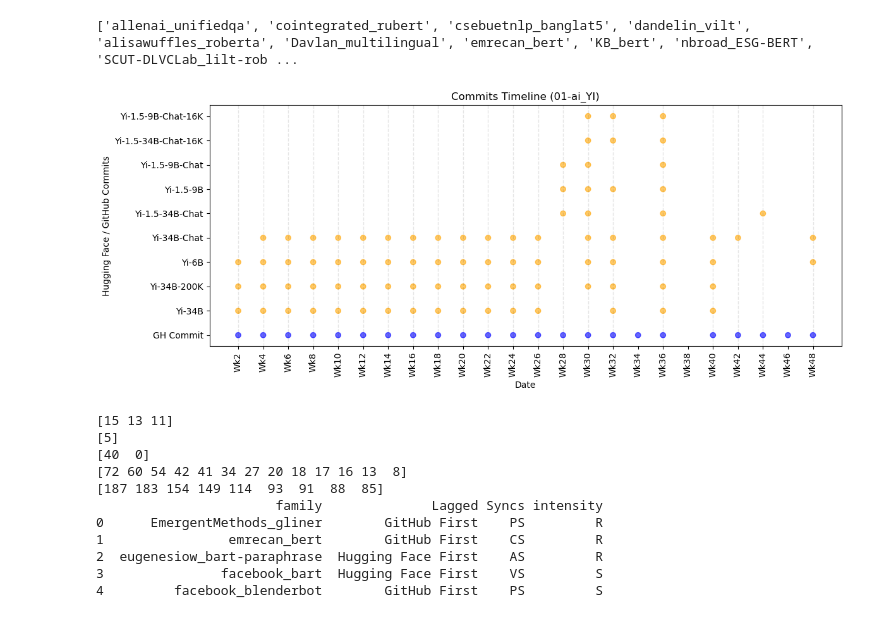
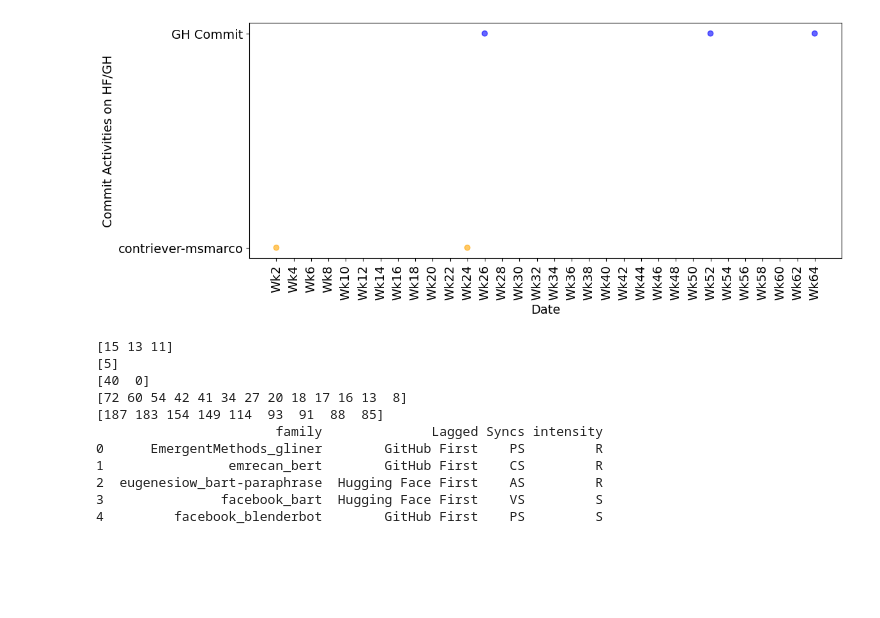
Before and after one commit to eyinlojuoluwa/Synchronization-Patterns, a Jupyter notebook: RQ2_analysis.ipynb, the cells around one changed output. Drawn from its saved outputs; the diff is of its cells as text; code cells hidden in the pictures; blank space fills up the shorter version.

```diff
--- a/RQ2_analysis.ipynb
+++ b/RQ2_analysis.ipynb
@@ -17,14 +140,23 @@ GH_commit1 = GH_commit1[['owner', 'model_name', 'commit_date', 'family']]
 HF_commit1 = HF_commit1[['owner', 'model_name', 'created_at', 'last_updated', 'date', 'family']]
 
 family = list(families['family'].unique())
-print(family)
+#print(family)
 
 
 def get_right_part(name):
     return name.split('/')[-1] if isinstance(name, str) else name
 
 
-owners = ['01-ai_YI']
+#owners = ['lmsys_fastchat']
+#owners = ['facebook_esm2']
+#owners = ['01-ai_YI']
+#owners = ['openchat_openchat']
+#owners = ['asapp_sew']
+#owners = ['bigscience_workshop']
+#owners = ['alisawuffles_roberta']
+owners = ['facebook_contriever']
+
+
 
 
 def filter_data_by_owner(owner, GH_commit1, HF_commit1):
@@ -83,38 +215,38 @@ def plot_activity(ax, data, title, y_label):
         # Group data by biweek and model_name
         grouped_data = data.groupby(['biweek', 'model_name']).first().reset_index()
 
         # Calculate the start date for each biweek
         grouped_data['biweek_start'] = min_date + pd.to_timedelta(grouped_data['biweek'] * 14, unit='D')
 
         colors = grouped_data['model_name'].apply(lambda x: 'blue' if x == 'GH Commit' else 'orange')
         ax.scatter(grouped_data['biweek_start'], grouped_data['model_name'], color=colors, alpha=0.6)
         ax.set_title(title)
         ax.set_ylabel(y_label)
         set_biweekly_ticks(ax, data)  # Set the ticks and dashed lines only where needed
     else:
         ax.set_title(title)
         ax.set_ylabel(y_label)
         ax.set_xticks([])  # Remove x-ticks for empty plots
 
 
 # Plot for each owner
 for owner in owners:
     commit_data = filter_data_by_owner(owner, GH_commit1, HF_commit1)
 
+    plt.rcParams.update({'font.size': 14})  # Set default font size to 14
     fig, ax = plt.subplots(figsize=(12, 5))  # Create one plot per owner with one row
-    plot_activity(ax, commit_data, f'Commits Timeline ({owner})', 'Hugging Face / GitHub Commits')
+    plot_activity(ax, commit_data, f'', 'Commit Activities on HF/GH')
 
     ax.set_xlabel('Date')  # Set x-axis label
 
     plt.tight_layout()
 
     # Save the figure
-    #save_path = f"I:/Paper2/PAPER2_experiment_steps/NLP/Experiment_for_top_models/all_dataset/sampled_families/manual_label_analysis/all_figures/{owner}_commits_timeline.png"
-    #plt.savefig(save_path)  # Save each figure with the owner's name
+    save_path = f"rare_disjoint.pdf"
+    plt.savefig(save_path)  # Save each figure with the owner's name
     plt.show()
 # %% [output]
-['allenai_unifiedqa', 'cointegrated_rubert', 'csebuetnlp_banglat5', 'dandelin_vilt', 'alisawuffles_roberta', 'Davlan_multilingual', 'emrecan_bert', 'KB_bert', 'nbroad_ESG-BERT', 'SCUT-DLVCLab_lilt-rob ...
-[figure, old version]
+[figure, new version]
 # %%
 import pandas as pd
 import matplotlib.pyplot as plt
```
Also changed, not shown: parts of 14 cells of this notebook, 5 other files.
